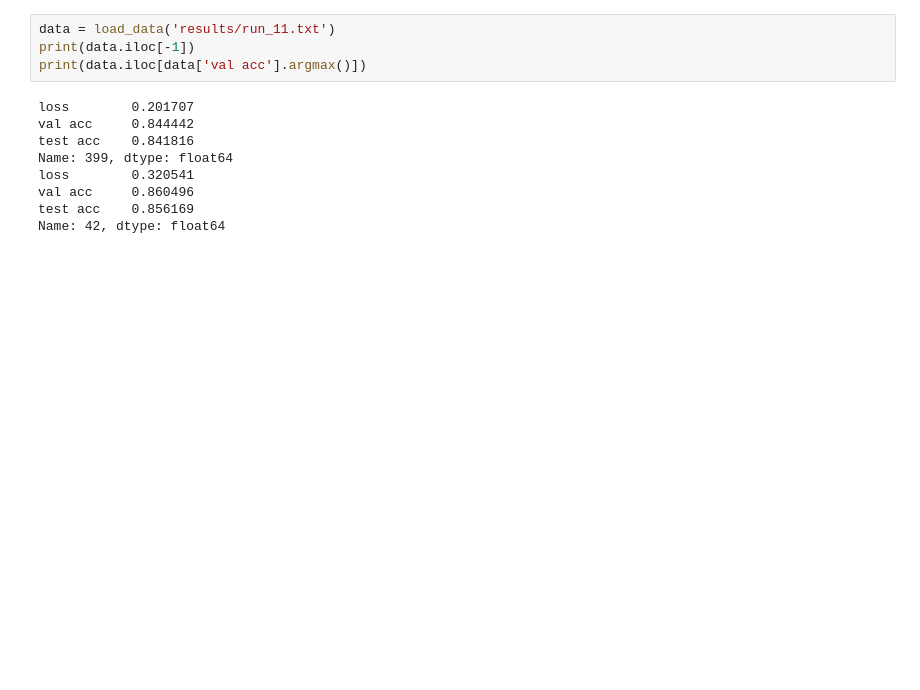
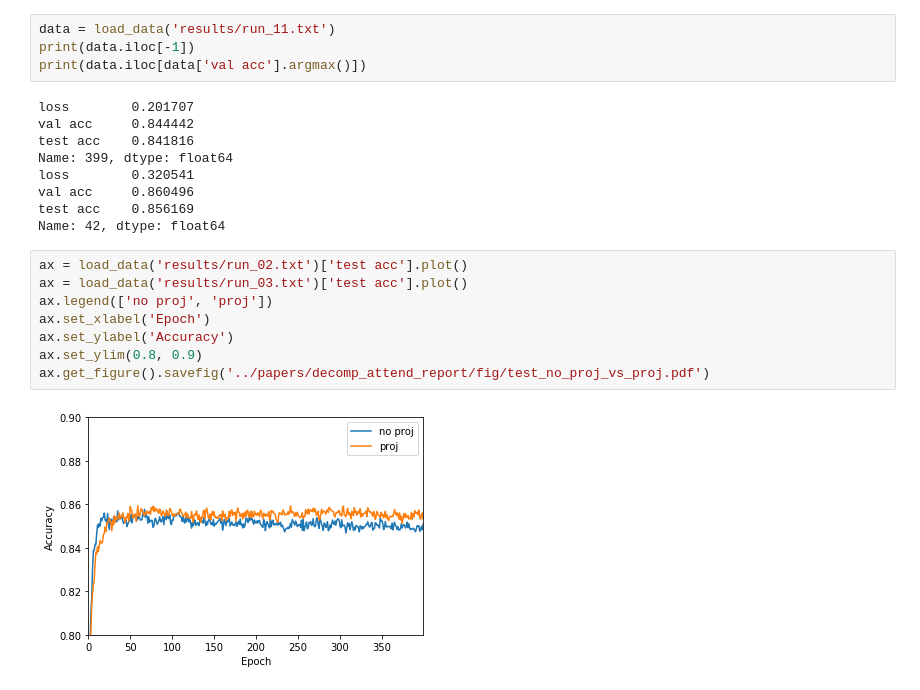
Before and after one commit to stevenxxiu/decomp_attend, a Jupyter notebook: notes.ipynb, the cells around one changed output. Saved outputs shown, nothing was run; the diff lists cells and outputs as text; blank space fills up the shorter version.

Commit message:
figures for report

```diff
--- a/notes.ipynb
+++ b/notes.ipynb
@@ -46,3 +46,13 @@ loss        0.320541
 val acc     0.860496
 test acc    0.856169
 Name: 42, dtype: float64
+# %%
+ax = load_data('results/run_02.txt')['test acc'].plot()
+ax = load_data('results/run_03.txt')['test acc'].plot()
+ax.legend(['no proj', 'proj'])
+ax.set_xlabel('Epoch')
+ax.set_ylabel('Accuracy')
+ax.set_ylim(0.8, 0.9)
+ax.get_figure().savefig('../papers/decomp_attend_report/fig/test_no_proj_vs_proj.pdf')
+# %% [output]
+[figure, added]
```
Also changed, not shown: parts of 1 cell of this notebook.
